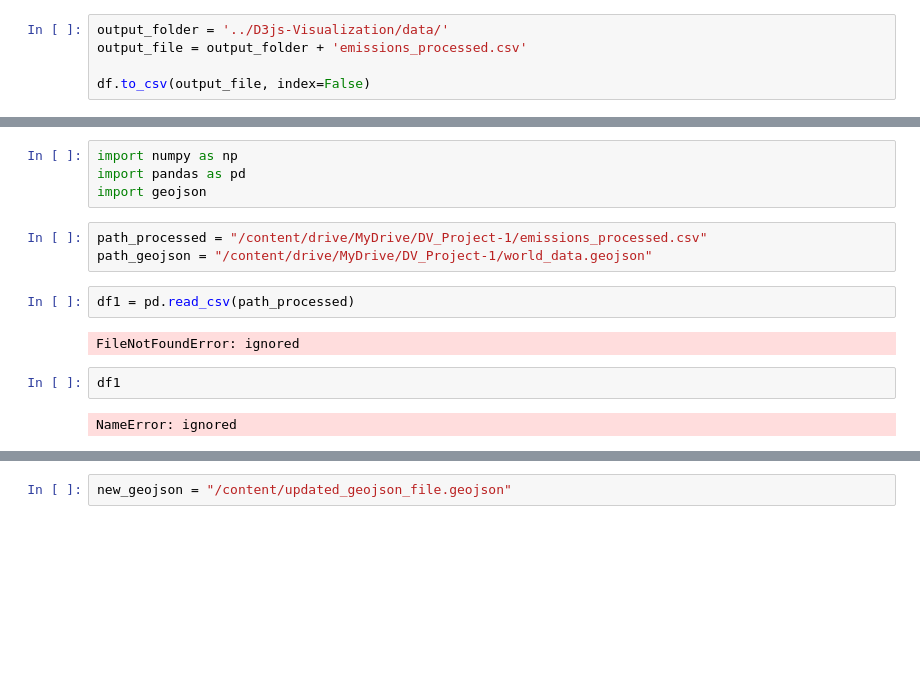
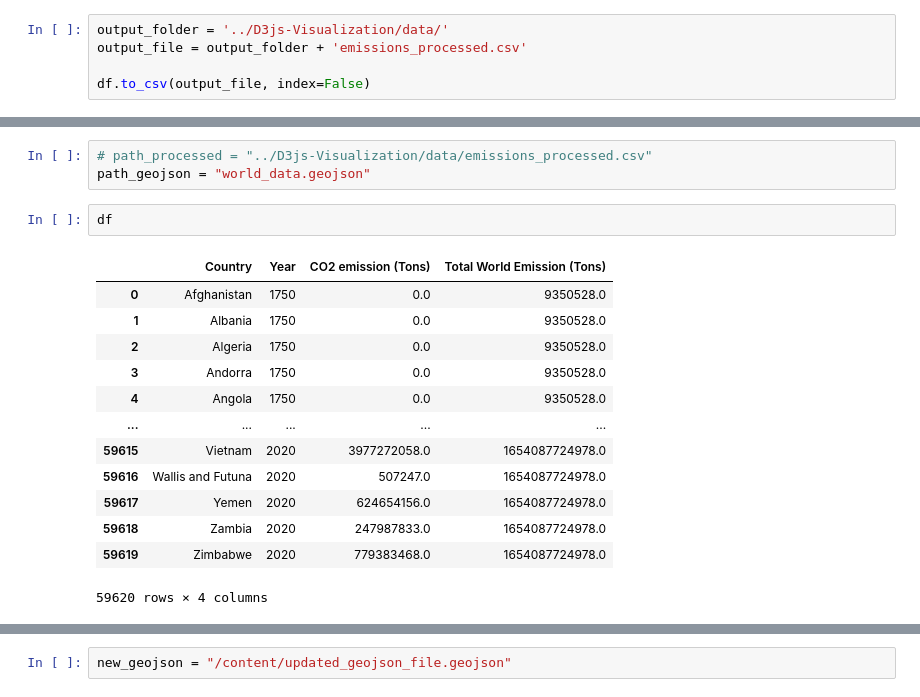
Before and after one commit to amith-2001/World-Wide-CO2-Emissions, a Jupyter notebook: Data-preprocessing/datapreprocessing.ipynb, the cells around one changed output, grey strips where cells are left out. Cells and saved outputs as stored; diff of their text form; blank space fills up the shorter version.

```diff
--- a/Data-preprocessing/datapreprocessing.ipynb
+++ b/Data-preprocessing/datapreprocessing.ipynb
@@ -93,18 +87,22 @@ Successfully installed geojson-3.0.1
-# %%
-import numpy as np
-import pandas as pd
-import geojson
-# %%
-path_processed = "/content/drive/MyDrive/DV_Project-1/emissions_processed.csv"
-path_geojson = "/content/drive/MyDrive/DV_Project-1/world_data.geojson"
-# %%
-df1 = pd.read_csv(path_processed)
-# %% [output]
-FileNotFoundError: ignored
-# %%
-df1
-# %% [output]
-NameError: ignored
+# %%
+# path_processed = "../D3js-Visualization/data/emissions_processed.csv"
+path_geojson = "world_data.geojson"
+# %%
+df
+# %% [output]
+|  | Country | Year | CO2 emission (Tons) | Total World Emission (Tons) |
+| 0 | Afghanistan | 1750 | 0.0 | 9350528.0 |
+| 1 | Albania | 1750 | 0.0 | 9350528.0 |
+| 2 | Algeria | 1750 | 0.0 | 9350528.0 |
+| 3 | Andorra | 1750 | 0.0 | 9350528.0 |
+| 4 | Angola | 1750 | 0.0 | 9350528.0 |
+| ... | ... | ... | ... | ... |
+| 59615 | Vietnam | 2020 | 3977272058.0 | 1654087724978.0 |
+| 59616 | Wallis and Futuna | 2020 | 507247.0 | 1654087724978.0 |
+| 59617 | Yemen | 2020 | 624654156.0 | 1654087724978.0 |
+| 59618 | Zambia | 2020 | 247987833.0 | 1654087724978.0 |
+| 59619 | Zimbabwe | 2020 | 779383468.0 | 1654087724978.0 |
+59620 rows × 4 columns
 # %%
 import json
 with open(path_geojson, 'r') as geojson_file:
```
Also changed, not shown: parts of 8 cells of this notebook, 3 other files.
